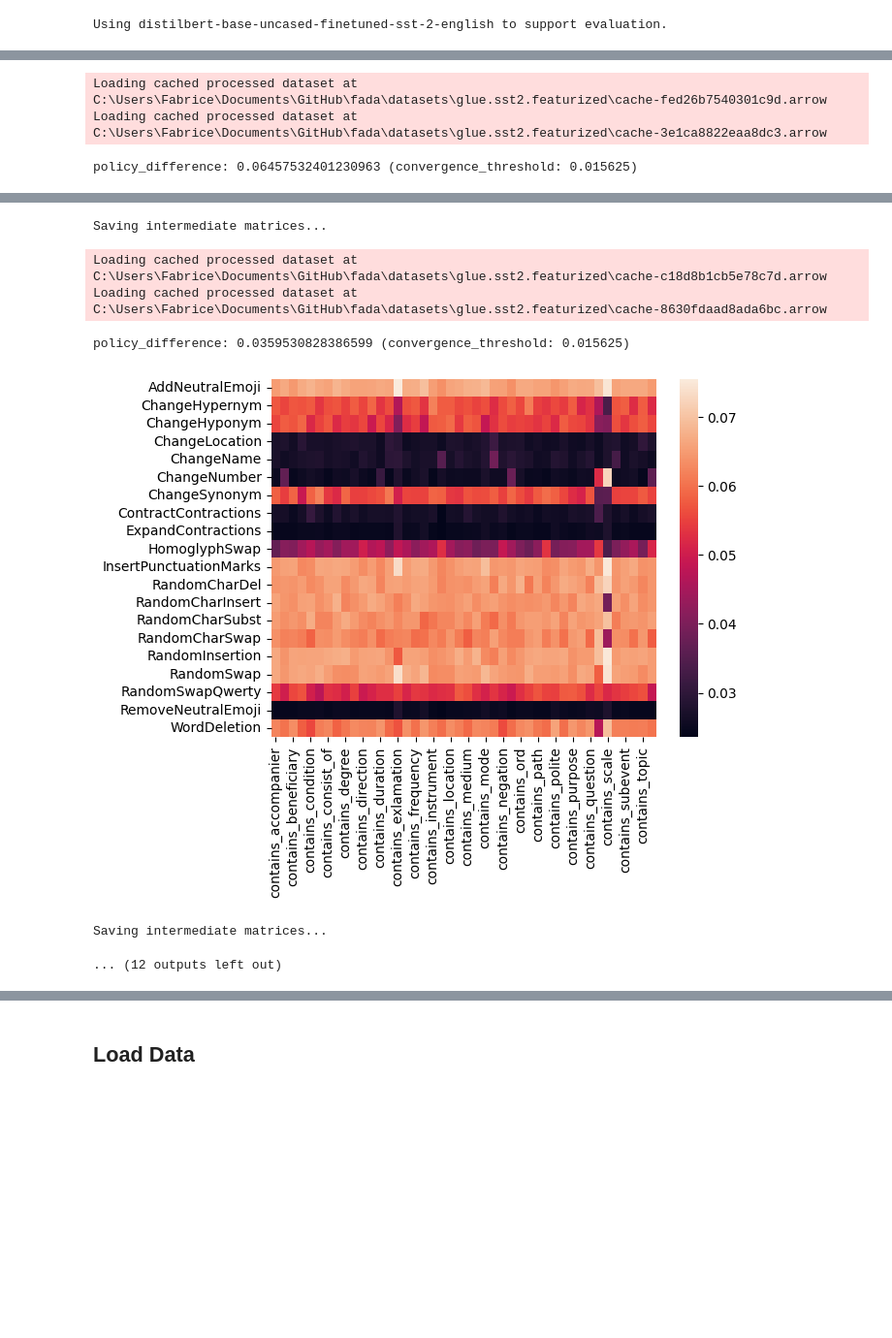
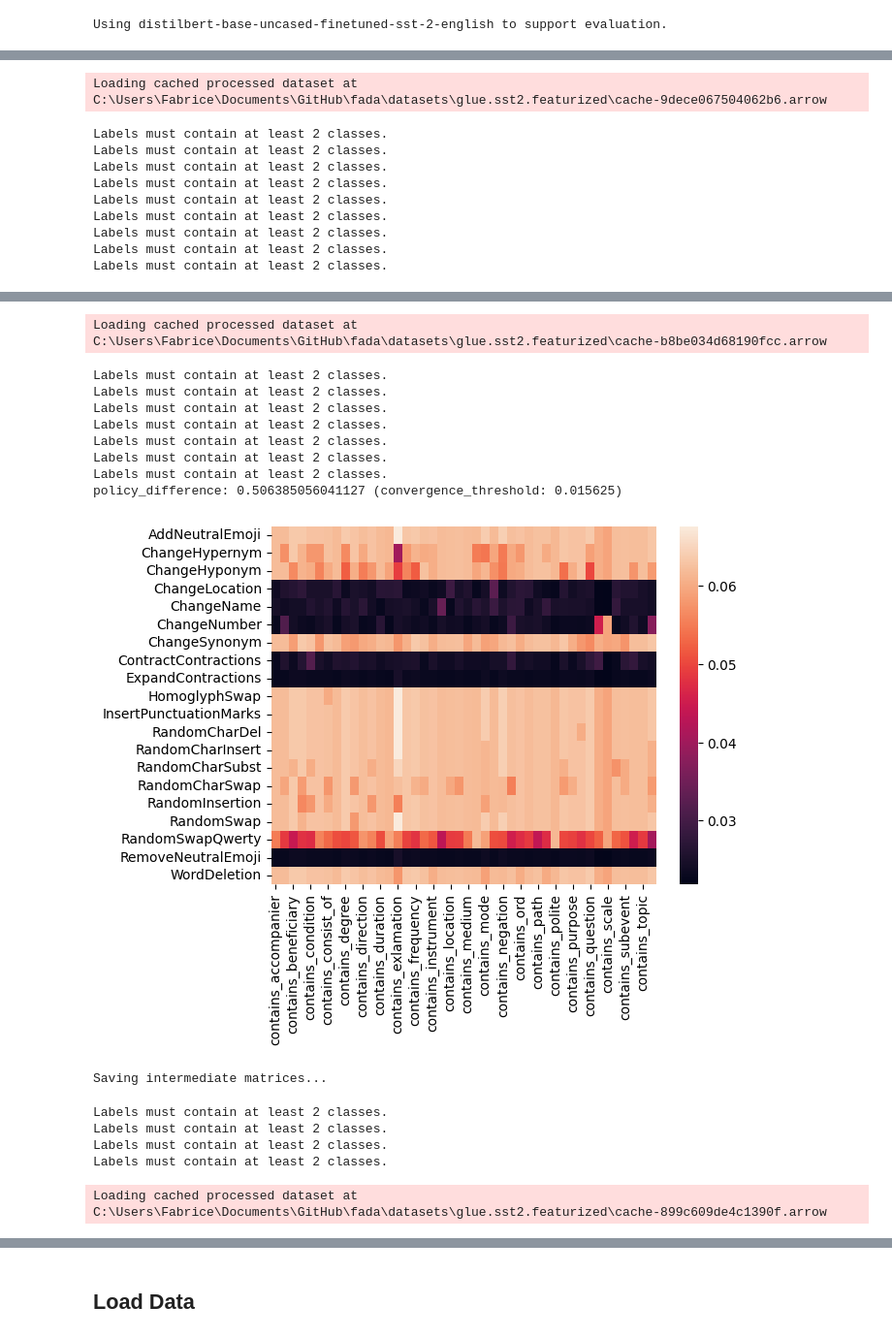
Before and after one commit to Wauplin/fada, a Jupyter notebook: fada_v2.1.ipynb, the cells around one changed output, grey strips where cells are left out. Shown: that part at 97% size. Cells and saved outputs as stored; diff of their text form; code cells hidden in the pictures; blank space fills up the shorter version.

```diff
--- a/fada_v2.1.ipynb
+++ b/fada_v2.1.ipynb
@@ -490,7 +496,7 @@ class Augmenter:
             out = {
                 "text": new_texts,
                 "label": new_labels,
-                "idx": list(range(realized_batch_size)),
+                "idx": list(range(len(new_labels))),
                 "transforms_applied": transforms_applied,
                 "is_changed": is_changed
             }
@@ -527,6 +533,20 @@ class InverseLikelihood:
 
     def __call__(self, inputs, targets):
         return 1+self.scorer(inputs, targets).numpy()
+
+class CleanLabSafe:
+    def __init__(self):
+        pass
+
+    def __call__(self, probs, targets):
+        probs = probs.numpy()
+        targets = targets.numpy()
+        scores = ~find_label_issues(
+            labels=targets,
+            pred_probs=probs,
+            n_jobs=1
+        )
+        return scores.astype(np.int32).tolist()
 
 class PerformanceExtractor:
     def __init__(self, dataset_name, scorer, model_id=None):
@@ -647,7 +667,7 @@ initializing class with task_name='sentiment', return_metadata=True
 initializing class with task_name='sentiment', return_metadata=True
 # %%
 feature_extractor = AMRFeatureExtractor()
-perf_extractor = PerformanceExtractor(dataset.builder_name, Likelihood())
+perf_extractor = PerformanceExtractor(dataset.builder_name, CleanLabSafe())
 # %% [output]
 Using distilbert-base-uncased-finetuned-sst-2-english to support evaluation.
 # %%
@@ -673,8 +690,8 @@ counts         = np.zeros((num_transforms, num_features))
 changes        = np.zeros((num_transforms, num_features))
 policy         = np.full((num_transforms, num_features), fill_value=1/num_transforms)
 
-min_coverage = 100
-num_to_transform_per_step = 25
+min_coverage = 128
+num_to_transform_per_step = 32
 
 policy_difference = np.inf
 convergence_threshold = 1 / (num_transforms + num_features)
@@ -707,10 +724,16 @@ while policy_difference > convergence_threshold:
                       transform_probabilities=transform_probabilities,
                       num_augmentations_per_record=1,
                       num_transforms_to_apply=1,
-                      batch_size=1,
-                      keep_originals=False,
-                      perf_extractor=perf_extractor)
+                      batch_size=10,
+                      keep_originals=False)
         aug_dataset = augmenter.augment()
+
+        try:
+            performance = perf_extractor(f_dataset["text"], f_dataset["label"])
+        except Exception as e:
+            print(e)
+            performance = [1] * f_dataset.num_rows
+        aug_dataset = aug_dataset.add_column("performance", [p for p in performance])
 
         performance = np.array(aug_dataset["performance"]).sum()
         num_changes = np.array(aug_dataset["is_changed"]).sum()
@@ -747,3 +770,10 @@ Saving intermediate matrices...
-Loading cached processed dataset at C:\Users\Fabrice\Documents\GitHub\fada\datasets\glue.sst2.featurized\cache-fed26b7540301c9d.arrow
-Loading cached processed dataset at C:\Users\Fabrice\Documents\GitHub\fada\datasets\glue.sst2.featurized\cache-3e1ca8822eaa8dc3.arrow
+Loading cached processed dataset at C:\Users\Fabrice\Documents\GitHub\fada\datasets\glue.sst2.featurized\cache-9dece067504062b6.arrow
-policy_difference: 0.06457532401230963 (convergence_threshold: 0.015625)
+Labels must contain at least 2 classes.
+Labels must contain at least 2 classes.
+Labels must contain at least 2 classes.
+Labels must contain at least 2 classes.
+Labels must contain at least 2 classes.
+Labels must contain at least 2 classes.
+Labels must contain at least 2 classes.
+Labels must contain at least 2 classes.
+Labels must contain at least 2 classes.
@@ -751,7 +780,16 @@ policy_difference: 0.06457532401230963 (convergence_threshold: 0.015625)
-Saving intermediate matrices...
+Loading cached processed dataset at C:\Users\Fabrice\Documents\GitHub\fada\datasets\glue.sst2.featurized\cache-b8be034d68190fcc.arrow
-Loading cached processed dataset at C:\Users\Fabrice\Documents\GitHub\fada\datasets\glue.sst2.featurized\cache-c18d8b1cb5e78c7d.arrow
-Loading cached processed dataset at C:\Users\Fabrice\Documents\GitHub\fada\datasets\glue.sst2.featurized\cache-8630fdaad8ada6bc.arrow
+Labels must contain at least 2 classes.
+Labels must contain at least 2 classes.
+Labels must contain at least 2 classes.
+Labels must contain at least 2 classes.
+Labels must contain at least 2 classes.
+Labels must contain at least 2 classes.
+Labels must contain at least 2 classes.
+policy_difference: 0.506385056041127 (convergence_threshold: 0.015625)
+[figure, new version]
-policy_difference: 0.0359530828386599 (convergence_threshold: 0.015625)
+Saving intermediate matrices...
-[figure, removed]
-Saving intermediate matrices...
+Labels must contain at least 2 classes.
+Labels must contain at least 2 classes.
+Labels must contain at least 2 classes.
+Labels must contain at least 2 classes.
-... (12 outputs left out)
+Loading cached processed dataset at C:\Users\Fabrice\Documents\GitHub\fada\datasets\glue.sst2.featurized\cache-899c609de4c1390f.arrow
```
Also changed, not shown: parts of 6 cells of this notebook.
